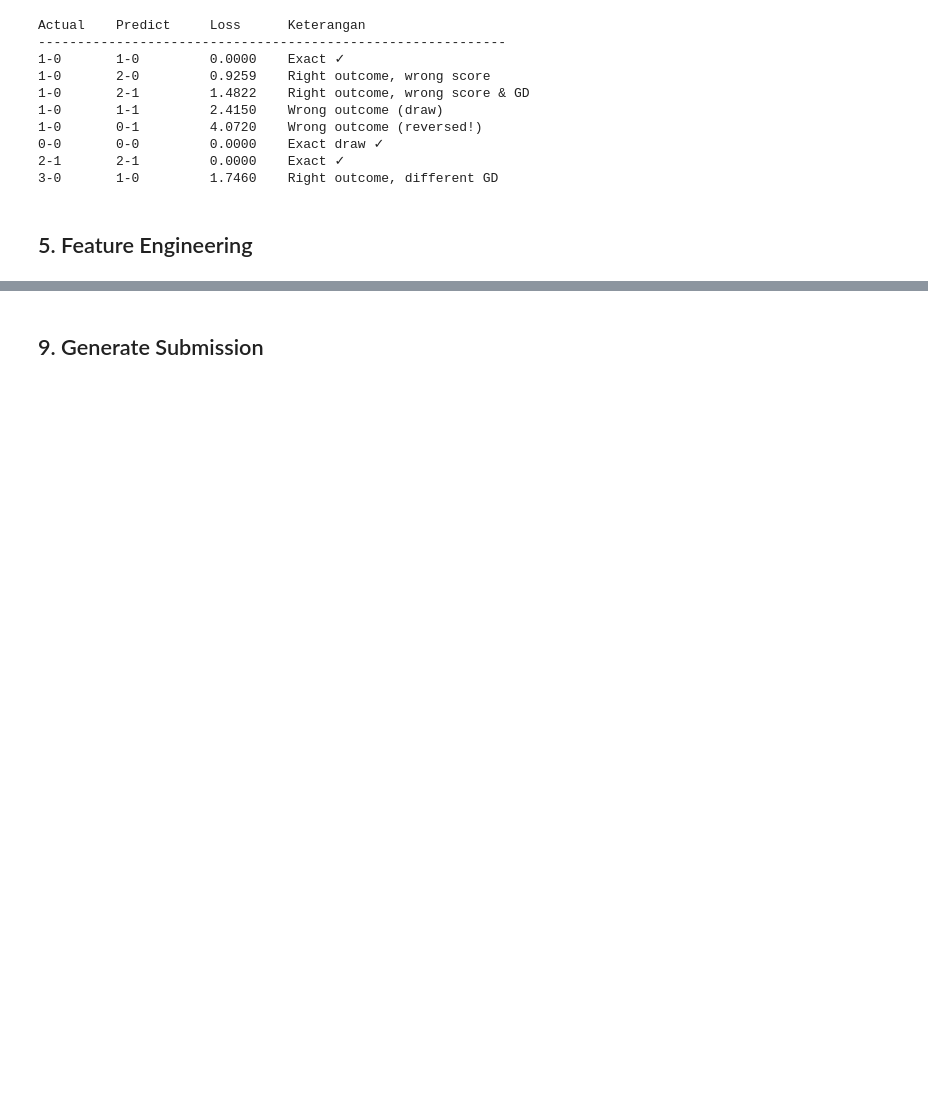
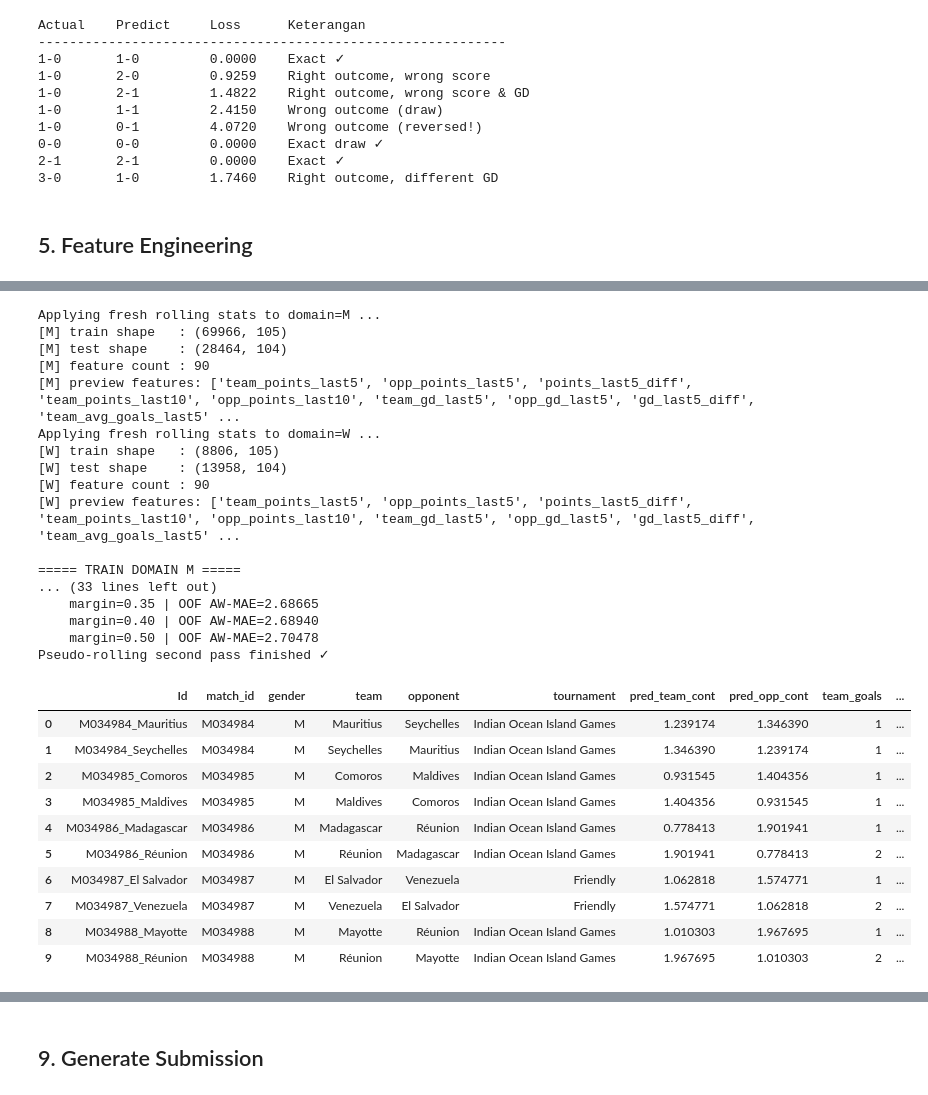
Before and after one commit to maulnite/gamafest-bcc-lagi-bawa-anak-baru, a Jupyter notebook: dump/football_goal_prediction_domain_split_MW.ipynb, the cells around one changed output, grey strips where cells are left out. Saved outputs shown, nothing was run; the diff lists cells and outputs as text; code cells hidden in the pictures; blank space fills up the shorter version.

```diff
--- a/football_goal_prediction (experiment2).ipynb
+++ b/dump/football_goal_prediction_domain_split_MW.ipynb
@@ -828,0 +1232,58 @@ plt.show()
+# %%
+# ------------------------------------------------------------
+# SECOND PASS: rebuild domain features pakai pseudo rolling
+# ------------------------------------------------------------
+
+domain_data_pseudo = {
+    dom: prepare_domain_features(train, test, test_fresh_rolling_pseudo, dom)
+    for dom in DOMAIN_VALUES
+}
+
+domain_results_pseudo = {
+    dom: train_predict_domain(domain_data_pseudo[dom], dom)
+    for dom in DOMAIN_VALUES
+}
+
+submission_domain_pseudo = (
+    pd.concat(
+        [domain_results_pseudo['M']['pred_df'], domain_results_pseudo['W']['pred_df']],
+        axis=0
+    )
+    .sort_values('Id')
+    .reset_index(drop=True)
+)
+
+assert submission_domain_pseudo['Id'].is_unique
+assert len(submission_domain_pseudo) == len(test)
+
+print('Pseudo-rolling second pass finished ✓')
+display(submission_domain_pseudo.head(10))
+# %% [output]
+Applying fresh rolling stats to domain=M ...
+[M] train shape   : (69966, 105)
+[M] test shape    : (28464, 104)
+[M] feature count : 90
+[M] preview features: ['team_points_last5', 'opp_points_last5', 'points_last5_diff', 'team_points_last10', 'opp_points_last10', 'team_gd_last5', 'opp_gd_last5', 'gd_last5_diff', 'team_avg_goals_last5' ...
+Applying fresh rolling stats to domain=W ...
+[W] train shape   : (8806, 105)
+[W] test shape    : (13958, 104)
+[W] feature count : 90
+[W] preview features: ['team_points_last5', 'opp_points_last5', 'points_last5_diff', 'team_points_last10', 'opp_points_last10', 'team_gd_last5', 'opp_gd_last5', 'gd_last5_diff', 'team_avg_goals_last5' ...
+
+===== TRAIN DOMAIN M =====
+... (33 lines left out)
+    margin=0.35 | OOF AW-MAE=2.68665
+    margin=0.40 | OOF AW-MAE=2.68940
+    margin=0.50 | OOF AW-MAE=2.70478
+Pseudo-rolling second pass finished ✓
+|  | Id | match_id | gender | team | opponent | tournament | pred_team_cont | pred_opp_cont | team_goals | ... |
+| 0 | M034984_Mauritius | M034984 | M | Mauritius | Seychelles | Indian Ocean Island Games | 1.239174 | 1.346390 | 1 | ... |
+| 1 | M034984_Seychelles | M034984 | M | Seychelles | Mauritius | Indian Ocean Island Games | 1.346390 | 1.239174 | 1 | ... |
+| 2 | M034985_Comoros | M034985 | M | Comoros | Maldives | Indian Ocean Island Games | 0.931545 | 1.404356 | 1 | ... |
+| 3 | M034985_Maldives | M034985 | M | Maldives | Comoros | Indian Ocean Island Games | 1.404356 | 0.931545 | 1 | ... |
+| 4 | M034986_Madagascar | M034986 | M | Madagascar | Réunion | Indian Ocean Island Games | 0.778413 | 1.901941 | 1 | ... |
+| 5 | M034986_Réunion | M034986 | M | Réunion | Madagascar | Indian Ocean Island Games | 1.901941 | 0.778413 | 2 | ... |
+| 6 | M034987_El Salvador | M034987 | M | El Salvador | Venezuela | Friendly | 1.062818 | 1.574771 | 1 | ... |
+| 7 | M034987_Venezuela | M034987 | M | Venezuela | El Salvador | Friendly | 1.574771 | 1.062818 | 2 | ... |
+| 8 | M034988_Mayotte | M034988 | M | Mayotte | Réunion | Indian Ocean Island Games | 1.010303 | 1.967695 | 1 | ... |
+| 9 | M034988_Réunion | M034988 | M | Réunion | Mayotte | Indian Ocean Island Games | 1.967695 | 1.010303 | 2 | ... |
```
Also changed, not shown: parts of 26 cells of this notebook, 14 other files.
